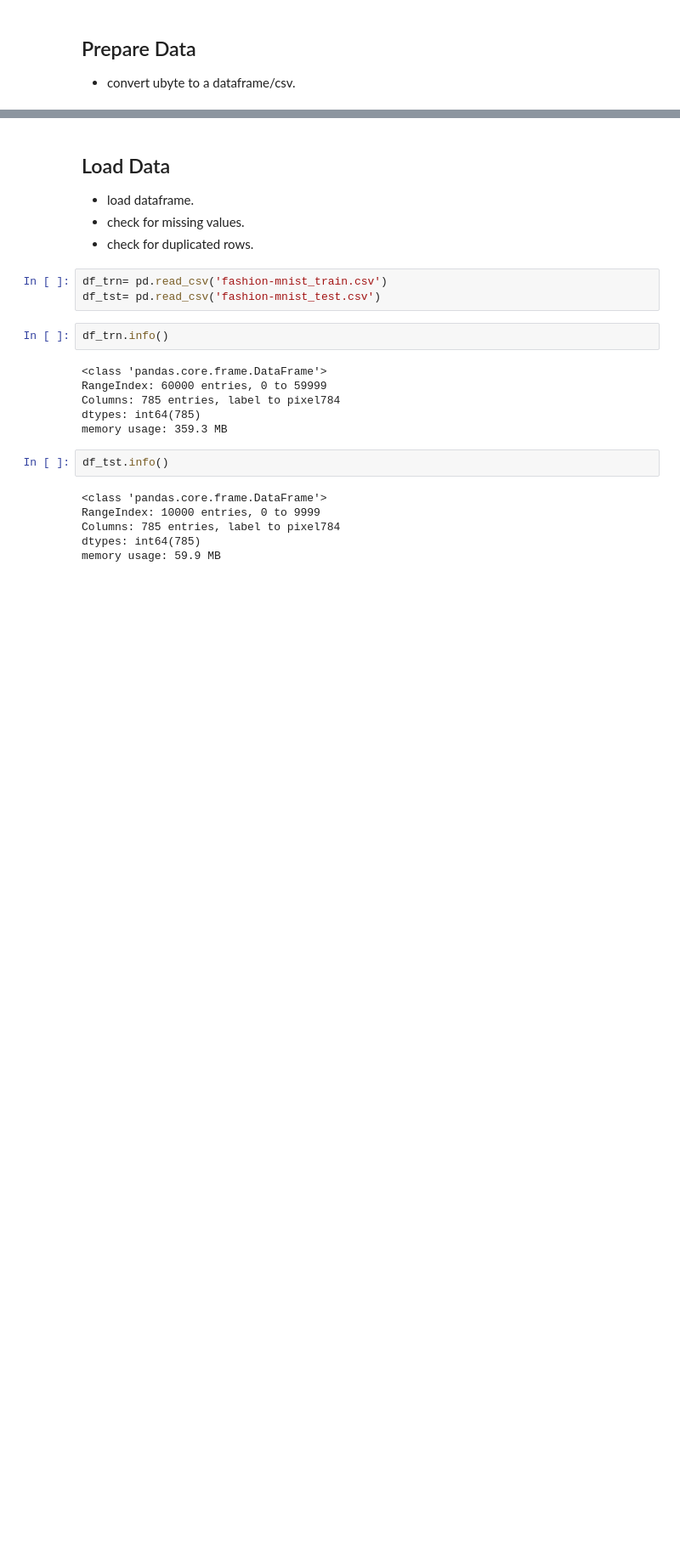
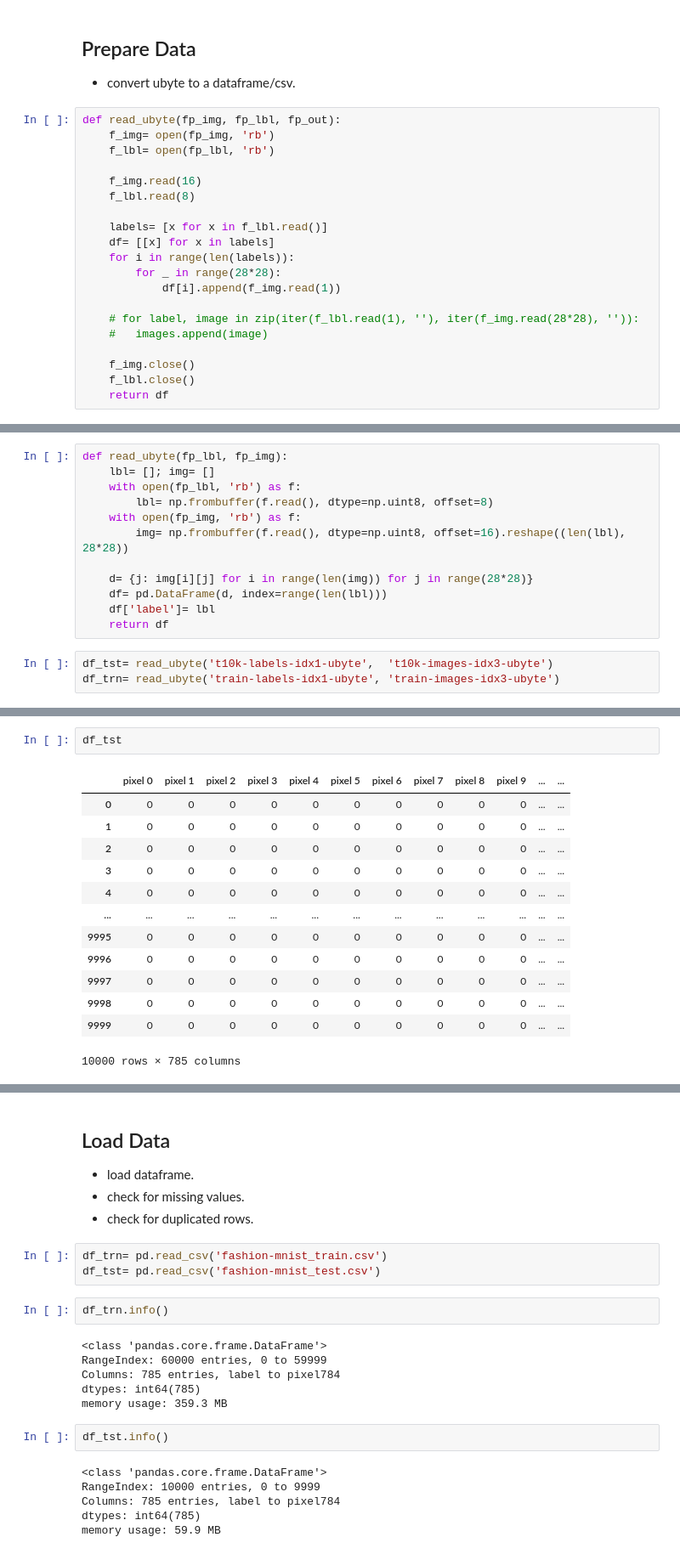
Before and after one commit to 3ab3z2/Machine-fashion-model-mnist, a Jupyter notebook: 20241203-fashion.ipynb, the cells around one changed output, grey strips where cells are left out. Shown at 85% size. Saved outputs shown, nothing was run; the diff lists cells and outputs as text; blank space fills up the shorter version.

```diff
--- a/20241203-fashion.ipynb
+++ b/20241203-fashion.ipynb
@@ -26,3 +28,23 @@ from sklearn.metrics import accuracy_score, confusion_matrix, classification_rep
 ## Prepare Data
 
 - convert ubyte to a dataframe/csv.
+# %%
+def read_ubyte(fp_img, fp_lbl, fp_out):
+	f_img= open(fp_img, 'rb')
+	f_lbl= open(fp_lbl, 'rb')
+
+	f_img.read(16)
+	f_lbl.read(8)
+
+	labels= [x for x in f_lbl.read()]
+	df= [[x] for x in labels]
+	for i in range(len(labels)):
+		for _ in range(28*28):
+			df[i].append(f_img.read(1))
+
+	# for label, image in zip(iter(f_lbl.read(1), ''), iter(f_img.read(28*28), '')):
+	# 	images.append(image)
+
+	f_img.close()
+	f_lbl.close()
+	return df
@@ -28,0 +97,15 @@ from sklearn.metrics import accuracy_score, confusion_matrix, classification_rep
+# %%
+def read_ubyte(fp_lbl, fp_img):
+	lbl= []; img= []
+	with open(fp_lbl, 'rb') as f:
+		lbl= np.frombuffer(f.read(), dtype=np.uint8, offset=8)
+	with open(fp_img, 'rb') as f:
+		img= np.frombuffer(f.read(), dtype=np.uint8, offset=16).reshape((len(lbl), 28*28))
+
+	d= {j: img[i][j] for i in range(len(img)) for j in range(28*28)}
+	df= pd.DataFrame(d, index=range(len(lbl)))
+	df['label']= lbl
+	return df
+# %%
+df_tst= read_ubyte('t10k-labels-idx1-ubyte',  't10k-images-idx3-ubyte')
+df_trn= read_ubyte('train-labels-idx1-ubyte', 'train-images-idx3-ubyte')
@@ -28,0 +171,16 @@ from sklearn.metrics import accuracy_score, confusion_matrix, classification_rep
+# %%
+df_tst
+# %% [output]
+|  | pixel 0 | pixel 1 | pixel 2 | pixel 3 | pixel 4 | pixel 5 | pixel 6 | pixel 7 | pixel 8 | pixel 9 | ... | ... |
+| 0 | 0 | 0 | 0 | 0 | 0 | 0 | 0 | 0 | 0 | 0 | ... | ... |
+| 1 | 0 | 0 | 0 | 0 | 0 | 0 | 0 | 0 | 0 | 0 | ... | ... |
+| 2 | 0 | 0 | 0 | 0 | 0 | 0 | 0 | 0 | 0 | 0 | ... | ... |
+| 3 | 0 | 0 | 0 | 0 | 0 | 0 | 0 | 0 | 0 | 0 | ... | ... |
+| 4 | 0 | 0 | 0 | 0 | 0 | 0 | 0 | 0 | 0 | 0 | ... | ... |
+| ... | ... | ... | ... | ... | ... | ... | ... | ... | ... | ... | ... | ... |
+| 9995 | 0 | 0 | 0 | 0 | 0 | 0 | 0 | 0 | 0 | 0 | ... | ... |
+| 9996 | 0 | 0 | 0 | 0 | 0 | 0 | 0 | 0 | 0 | 0 | ... | ... |
+| 9997 | 0 | 0 | 0 | 0 | 0 | 0 | 0 | 0 | 0 | 0 | ... | ... |
+| 9998 | 0 | 0 | 0 | 0 | 0 | 0 | 0 | 0 | 0 | 0 | ... | ... |
+| 9999 | 0 | 0 | 0 | 0 | 0 | 0 | 0 | 0 | 0 | 0 | ... | ... |
+10000 rows × 785 columns
```
Also changed, not shown: parts of 13 cells of this notebook.
